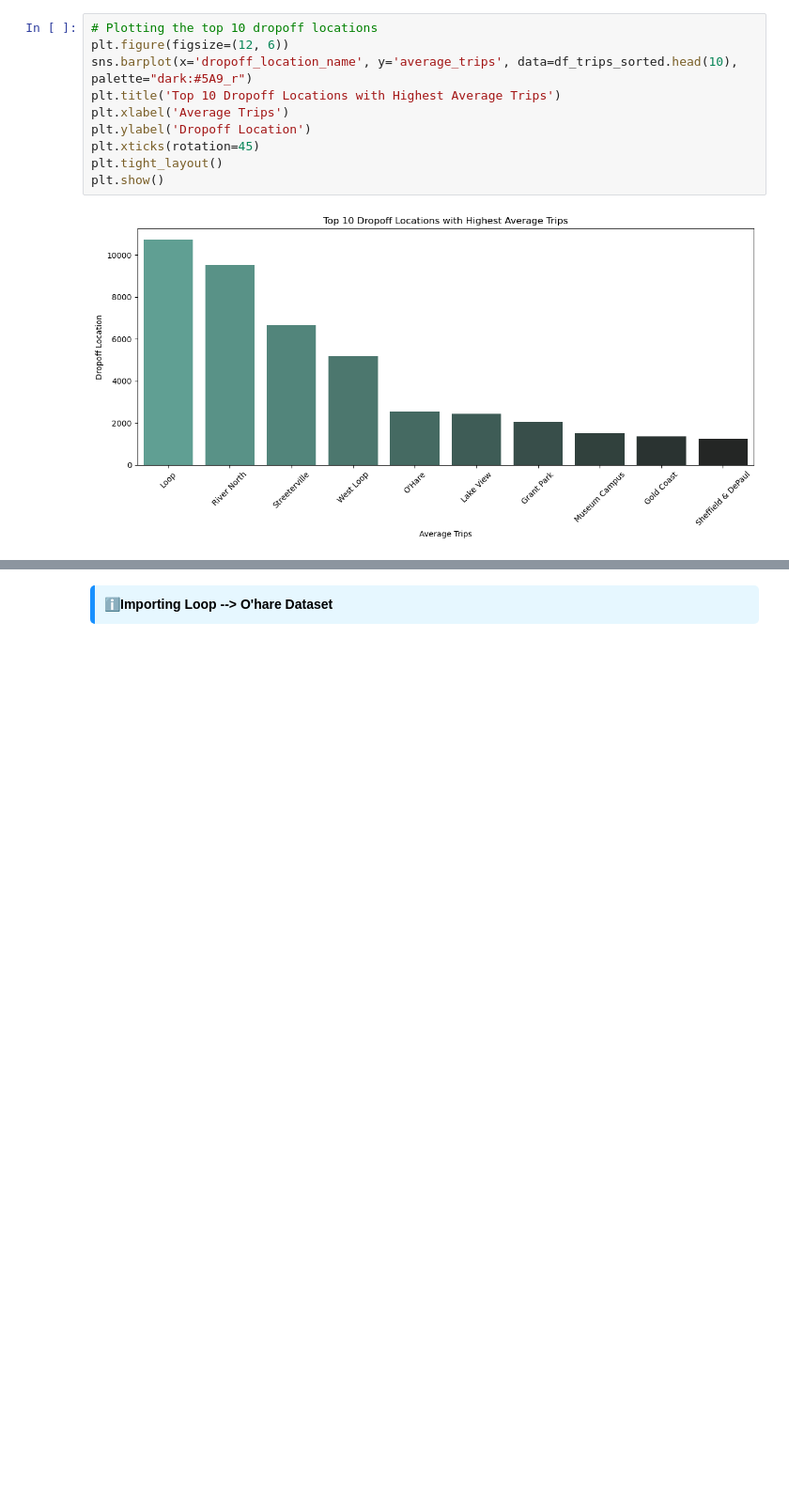
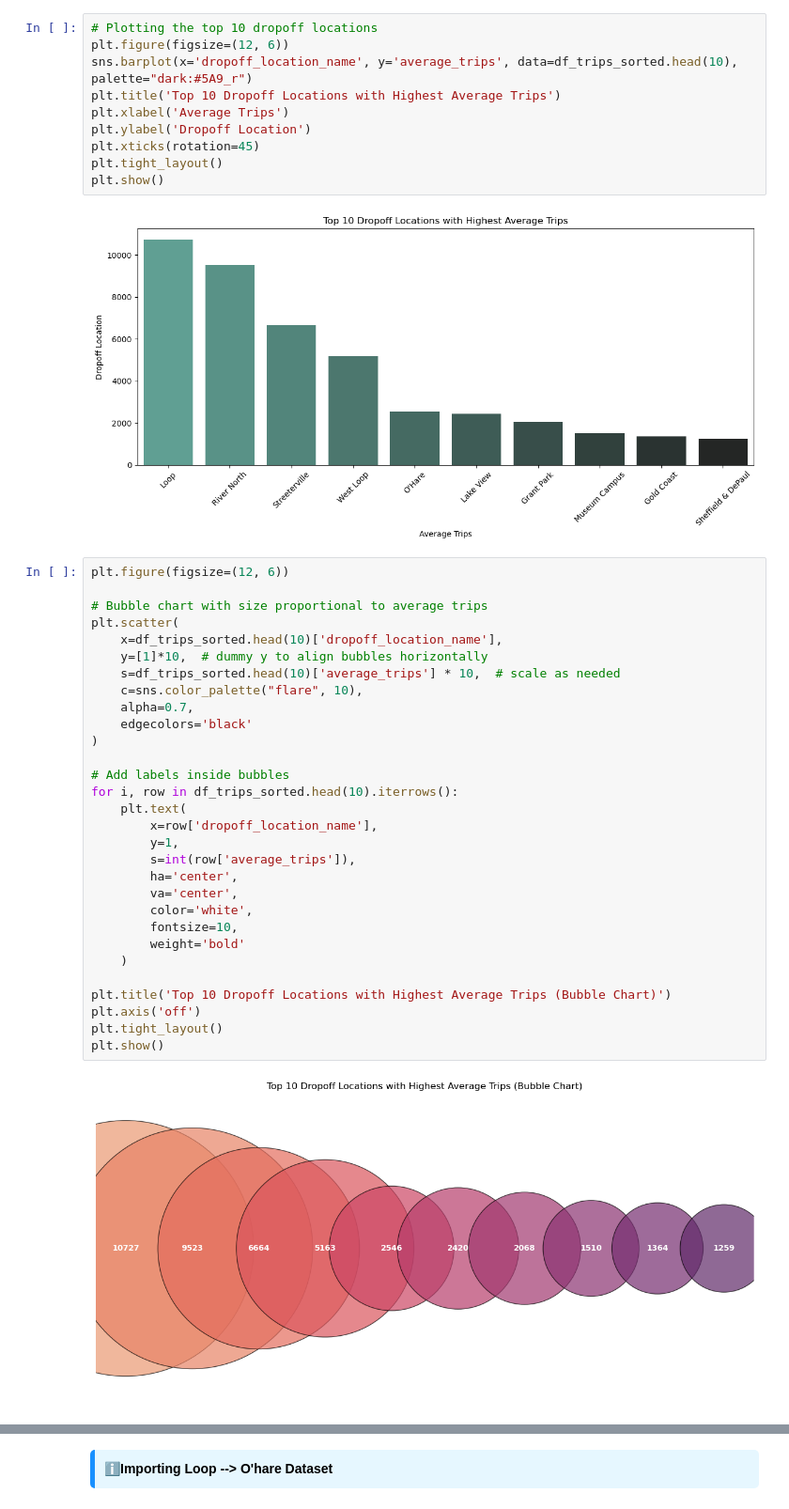
Before and after one commit to OliverBeau/Cabs_dataset_EDA, a Jupyter notebook: cabs_eda.ipynb, the cells around one changed output, grey strips where cells are left out. Shown at 94% size. Drawn from its saved outputs; the diff is of its cells as text; blank space fills up the shorter version.

```diff
--- a/cabs_eda.ipynb
+++ b/cabs_eda.ipynb
@@ -143,3 +164,35 @@ plt.tight_layout()
 plt.show()
 # %% [output]
 [figure]
+# %%
+plt.figure(figsize=(12, 6))
+
+# Bubble chart with size proportional to average trips
+plt.scatter(
+    x=df_trips_sorted.head(10)['dropoff_location_name'],
+    y=[1]*10,  # dummy y to align bubbles horizontally
+    s=df_trips_sorted.head(10)['average_trips'] * 10,  # scale as needed
+    c=sns.color_palette("flare", 10),
+    alpha=0.7,
+    edgecolors='black'
+)
+
+# Add labels inside bubbles
+for i, row in df_trips_sorted.head(10).iterrows():
+    plt.text(
+        x=row['dropoff_location_name'],
+        y=1,
+        s=int(row['average_trips']),
+        ha='center',
+        va='center',
+        color='white',
+        fontsize=10,
+        weight='bold'
+    )
+
+plt.title('Top 10 Dropoff Locations with Highest Average Trips (Bubble Chart)')
+plt.axis('off')
+plt.tight_layout()
+plt.show()
+# %% [output]
+[figure, added]
```
Also changed, not shown: parts of 4 cells of this notebook.
